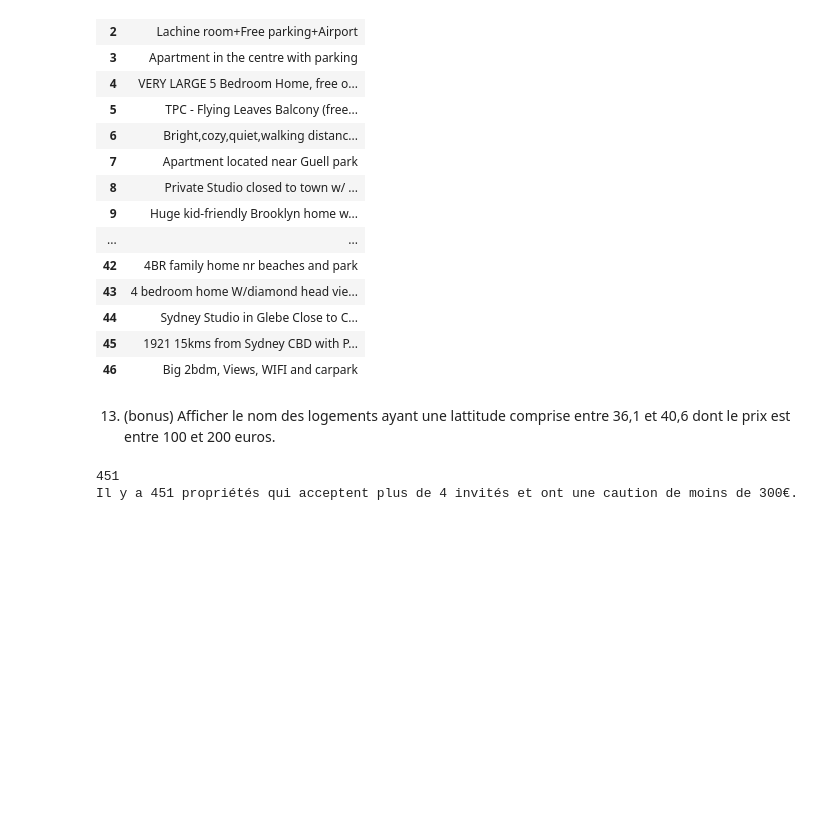
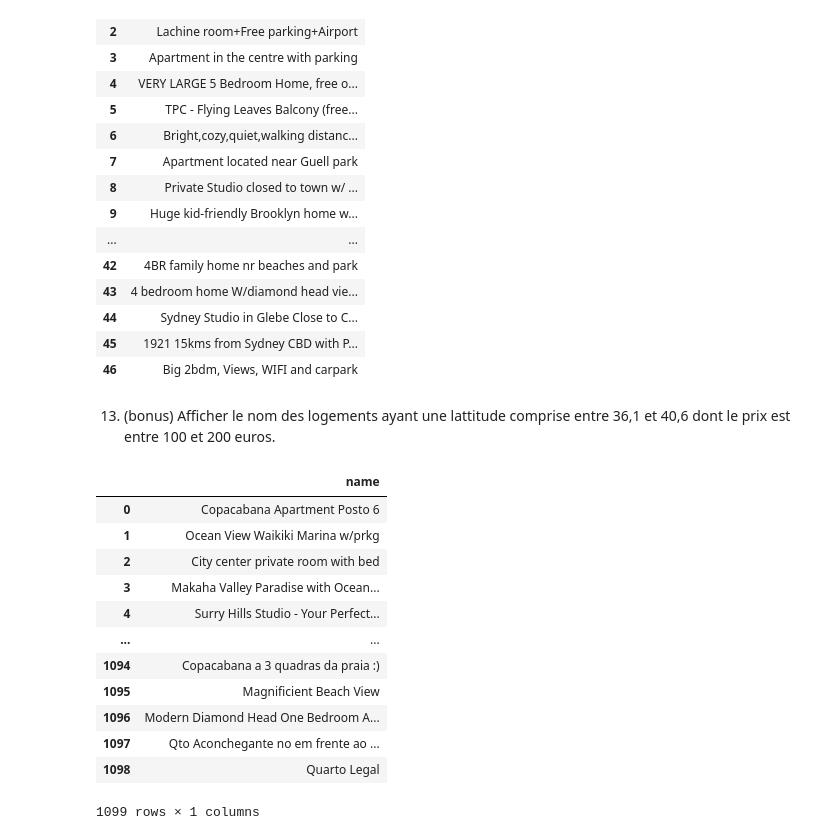
Before and after one commit to Aubr4x/tp-nosql-airbnb, a Jupyter notebook: questions.ipynb, the cells around one changed output. Saved outputs shown, nothing was run; the diff lists cells and outputs as text; code cells hidden in the pictures; blank space fills up the shorter version.

```diff
--- a/questions.ipynb
+++ b/questions.ipynb
@@ -274,9 +274,24 @@ pd.DataFrame(list(q12))
 | 46 | Big 2bdm, Views, WIFI and carpark |
 # %% [markdown]
 13. (bonus) Afficher le nom des logements ayant une lattitude comprise entre 36,1 et 40,6 dont le prix est entre 100 et 200 euros.
-# %%
-print(db.airbnb.count_documents({"accommodates":{ "$gt": 4 }, "security_deposit":{ "$lt": 300.00}}))
-print("Il y a 451 propriétés qui acceptent plus de 4 invités et ont une caution de moins de 300€.")
-# %% [output]
-451
-Il y a 451 propriétés qui acceptent plus de 4 invités et ont une caution de moins de 300€.
+# %%
+q13 = db.airbnb.find({"address.location.coordinates.1": {"$gte": 36.1},
+                      "address.location.coordinates.1": {"$lte": 40.6},
+                      "price": {"$gte": 100},
+                      "price": {"$lte": 200}},
+                     {"_id": 0, "name": 1})
+pd.DataFrame(list(q13))
+# %% [output]
+|  | name |
+| 0 | Copacabana Apartment Posto 6 |
+| 1 | Ocean View Waikiki Marina w/prkg |
+| 2 | City center private room with bed |
+| 3 | Makaha Valley Paradise with Ocean... |
+| 4 | Surry Hills Studio - Your Perfect... |
+| ... | ... |
+| 1094 | Copacabana a 3 quadras da praia :) |
+| 1095 | Magnificient Beach View |
+| 1096 | Modern Diamond Head One Bedroom A... |
+| 1097 | Qto Aconchegante no em frente ao ... |
+| 1098 | Quarto Legal |
+1099 rows × 1 columns
```
